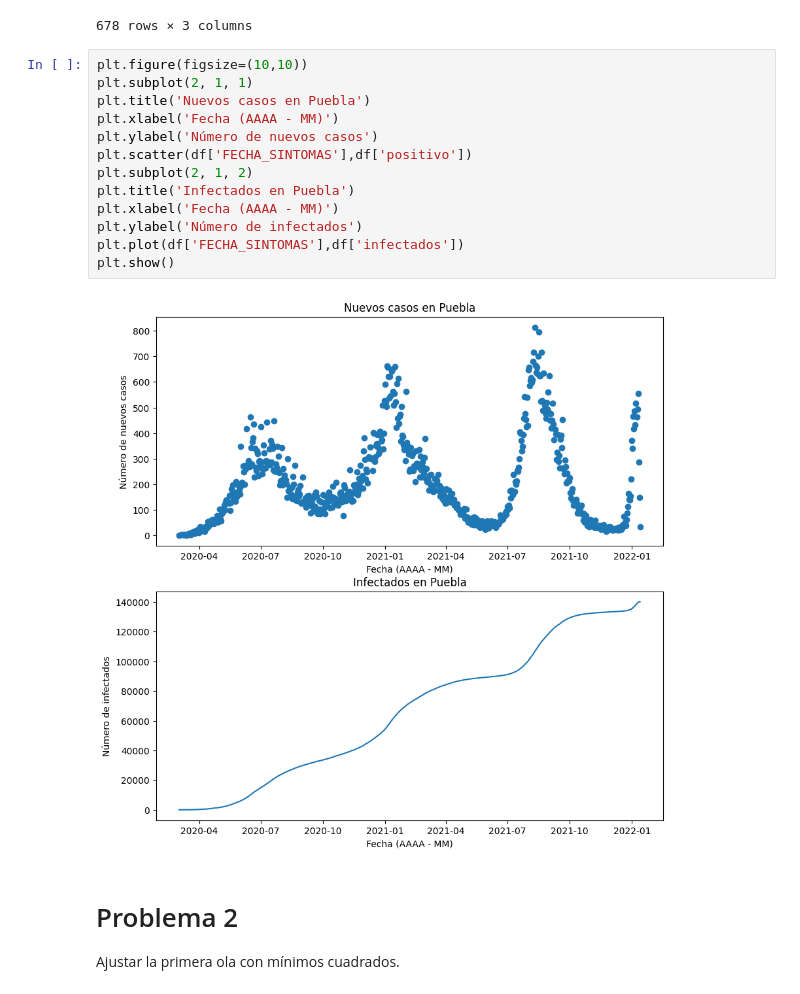
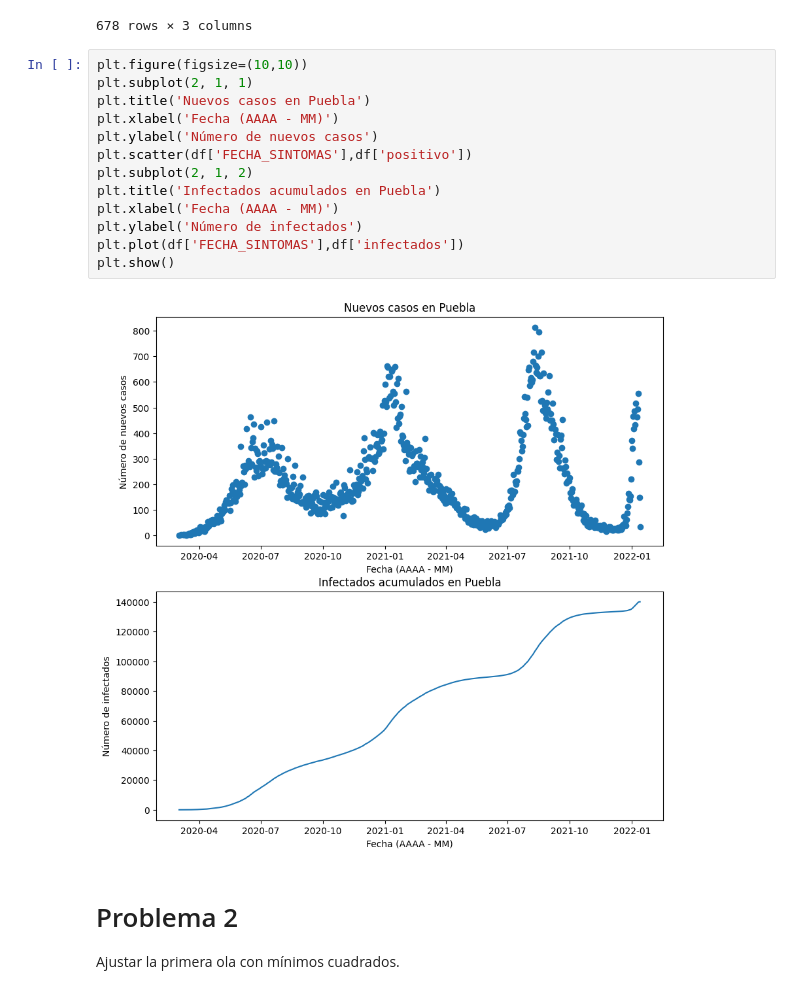
Before and after one commit to HugoMagos0725/Analisis_de_datos, a Jupyter notebook: Tarea3_Ajuste_de_parametros.ipynb, the cells around one changed output. Saved outputs shown, nothing was run; the diff lists cells and outputs as text.

```diff
--- a/Tarea3_Ajuste_de_parametros.ipynb
+++ b/Tarea3_Ajuste_de_parametros.ipynb
@@ -72,18 +72,18 @@ df
 # %%
 plt.figure(figsize=(10,10))
 plt.subplot(2, 1, 1)
 plt.title('Nuevos casos en Puebla')
 plt.xlabel('Fecha (AAAA - MM)')
 plt.ylabel('Número de nuevos casos')
 plt.scatter(df['FECHA_SINTOMAS'],df['positivo'])
 plt.subplot(2, 1, 2)
-plt.title('Infectados en Puebla')
+plt.title('Infectados acumulados en Puebla')
 plt.xlabel('Fecha (AAAA - MM)')
 plt.ylabel('Número de infectados')
 plt.plot(df['FECHA_SINTOMAS'],df['infectados'])
 plt.show()
 # %% [output]
-[figure, old version]
+[figure, new version]
 # %% [markdown]
 # Problema 2
 
```
Also changed, not shown: parts of 15 cells of this notebook.
